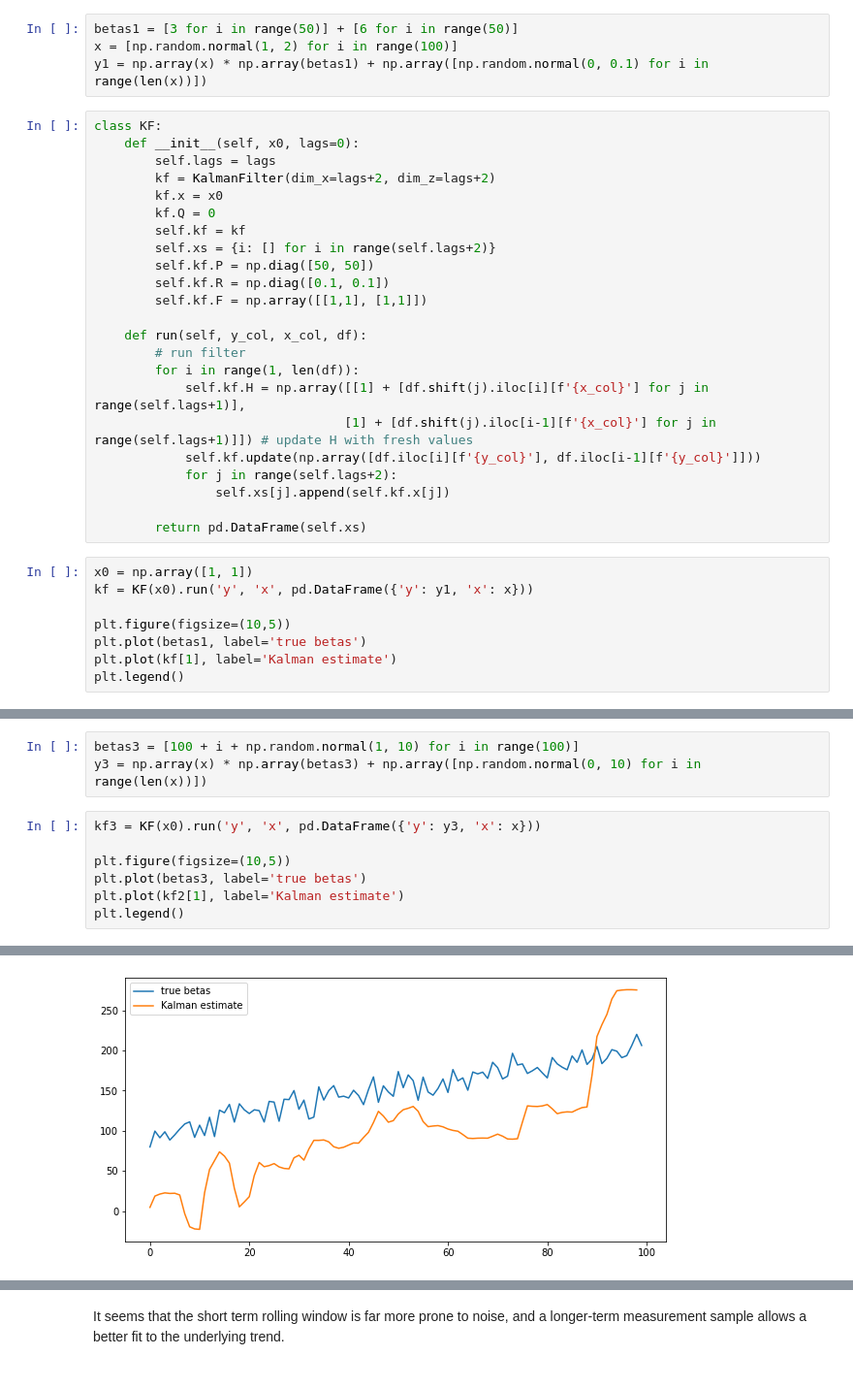
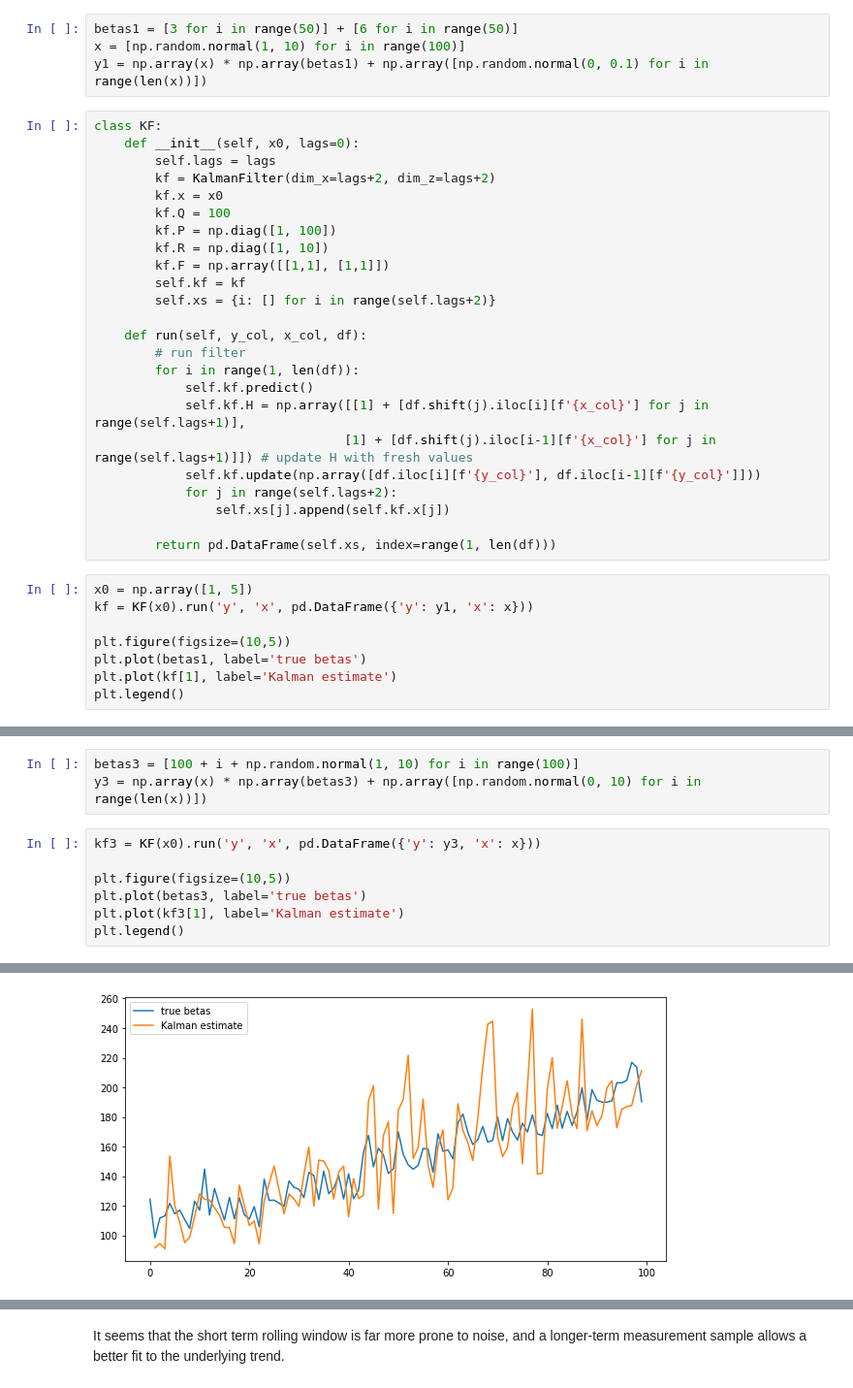
Before and after one commit to t0nychn/UG_thesis, a Jupyter notebook: sandbox/Kalman sandbox.ipynb, the cells around one changed output, grey strips where cells are left out. Shown at 97% size. Saved outputs shown, nothing was run; the diff lists cells and outputs as text.

Commit message:
kalman success

```diff
--- a/sandbox/Kalman sandbox.ipynb
+++ b/sandbox/Kalman sandbox.ipynb
@@ -17,7 +16,7 @@ from statsmodels.tsa.ar_model import AutoReg
 from filterpy.kalman import KalmanFilter
 # %%
 betas1 = [3 for i in range(50)] + [6 for i in range(50)]
-x = [np.random.normal(1, 2) for i in range(100)]
+x = [np.random.normal(1, 10) for i in range(100)]
 y1 = np.array(x) * np.array(betas1) + np.array([np.random.normal(0, 0.1) for i in range(len(x))])
 # %%
 class KF:
@@ -25,25 +24,26 @@ class KF:
         self.lags = lags
         kf = KalmanFilter(dim_x=lags+2, dim_z=lags+2)
         kf.x = x0
-        kf.Q = 0
+        kf.Q = 100
+        kf.P = np.diag([1, 100])
+        kf.R = np.diag([1, 10])
+        kf.F = np.array([[1,1], [1,1]])
         self.kf = kf
         self.xs = {i: [] for i in range(self.lags+2)}
-        self.kf.P = np.diag([50, 50])
-        self.kf.R = np.diag([0.1, 0.1])
-        self.kf.F = np.array([[1,1], [1,1]])
 
     def run(self, y_col, x_col, df):
         # run filter
         for i in range(1, len(df)):
+            self.kf.predict()
             self.kf.H = np.array([[1] + [df.shift(j).iloc[i][f'{x_col}'] for j in range(self.lags+1)],
                                  [1] + [df.shift(j).iloc[i-1][f'{x_col}'] for j in range(self.lags+1)]]) # update H with fresh values
             self.kf.update(np.array([df.iloc[i][f'{y_col}'], df.iloc[i-1][f'{y_col}']]))
             for j in range(self.lags+2):
                 self.xs[j].append(self.kf.x[j])
 
-        return pd.DataFrame(self.xs)
+        return pd.DataFrame(self.xs, index=range(1, len(df)))
 # %%
-x0 = np.array([1, 1])
+x0 = np.array([1, 5])
 kf = KF(x0).run('y', 'x', pd.DataFrame({'y': y1, 'x': x}))
 
 plt.figure(figsize=(10,5))
@@ -86,10 +115,10 @@ y3 = np.array(x) * np.array(betas3) + np.array([np.random.normal(0, 10) for i in
 # %%
 kf3 = KF(x0).run('y', 'x', pd.DataFrame({'y': y3, 'x': x}))
 
 plt.figure(figsize=(10,5))
 plt.plot(betas3, label='true betas')
-plt.plot(kf2[1], label='Kalman estimate')
+plt.plot(kf3[1], label='Kalman estimate')
 plt.legend()
 # %% [output]
 <matplotlib.legend.Legend at 0x...>
-[figure, old version]
+[figure, new version]
```
Also changed, not shown: parts of 12 cells of this notebook.
